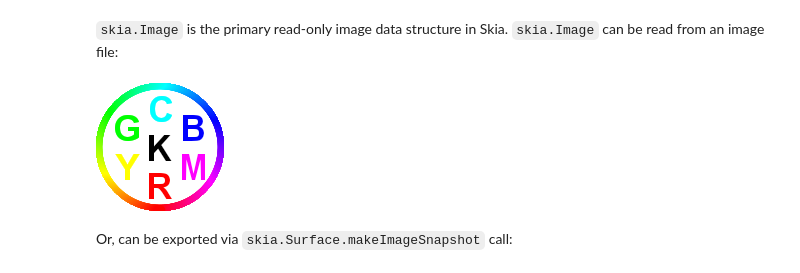
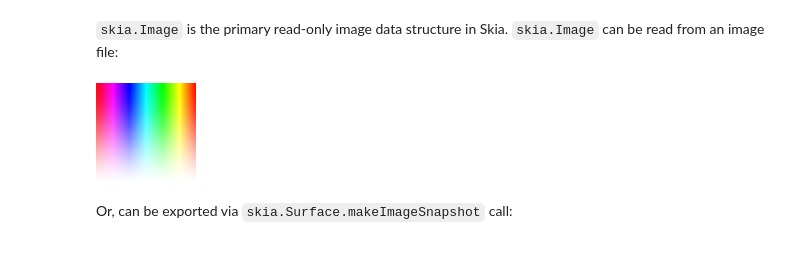
Before and after one commit to kyamagu/skia-python, a Jupyter notebook: notebooks/Python-Image-IO.ipynb, the cells around one changed output. Cells and saved outputs as stored; diff of their text form; code cells hidden in the pictures.

```diff
--- a/notebooks/Python-Image-IO.ipynb
+++ b/notebooks/Python-Image-IO.ipynb
@@ -19,12 +19,12 @@ from IPython import display
 # %% [markdown]
 `skia.Image` is the primary read-only image data structure in Skia. `skia.Image` can be read from an image file:
 # %%
-with open('../skia/resources/images/color_wheel.png', 'rb') as f:
+with open('../skia/resources/images/rainbow-gradient.png', 'rb') as f:
     image = skia.Image.DecodeToRaster(f.read())
 
 display.Image(data=image.encodeToData())
 # %% [output]
-[figure, old version]
+[figure, new version]
 # %% [markdown]
 Or, can be exported via `skia.Surface.makeImageSnapshot` call:
 # %%
```
Also changed, not shown: parts of 8 cells of this notebook.
